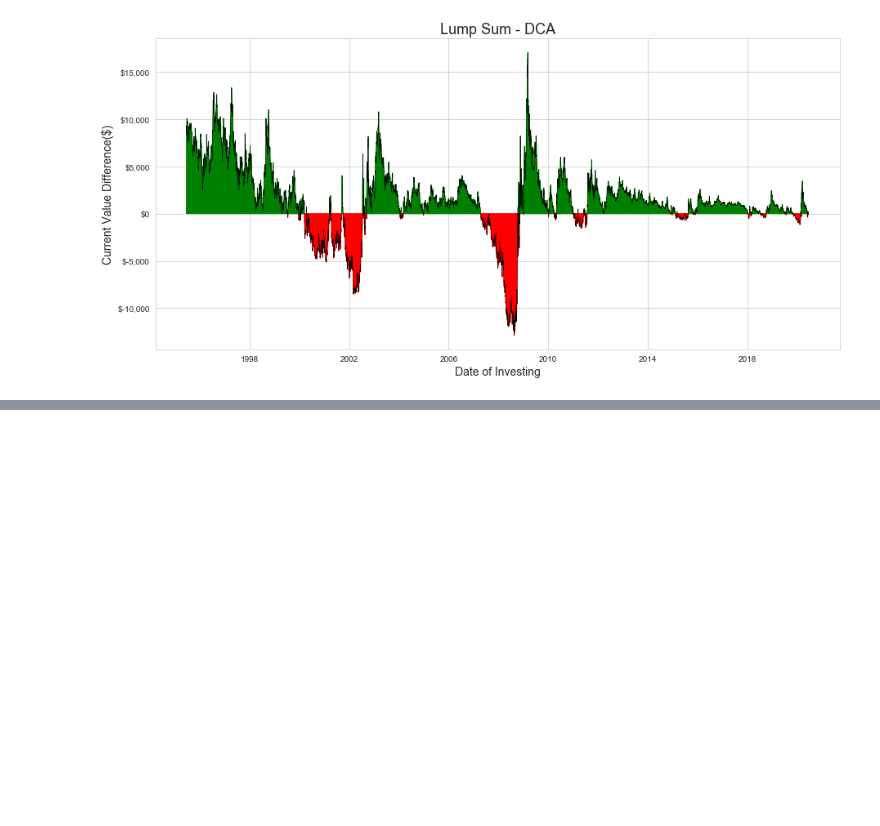
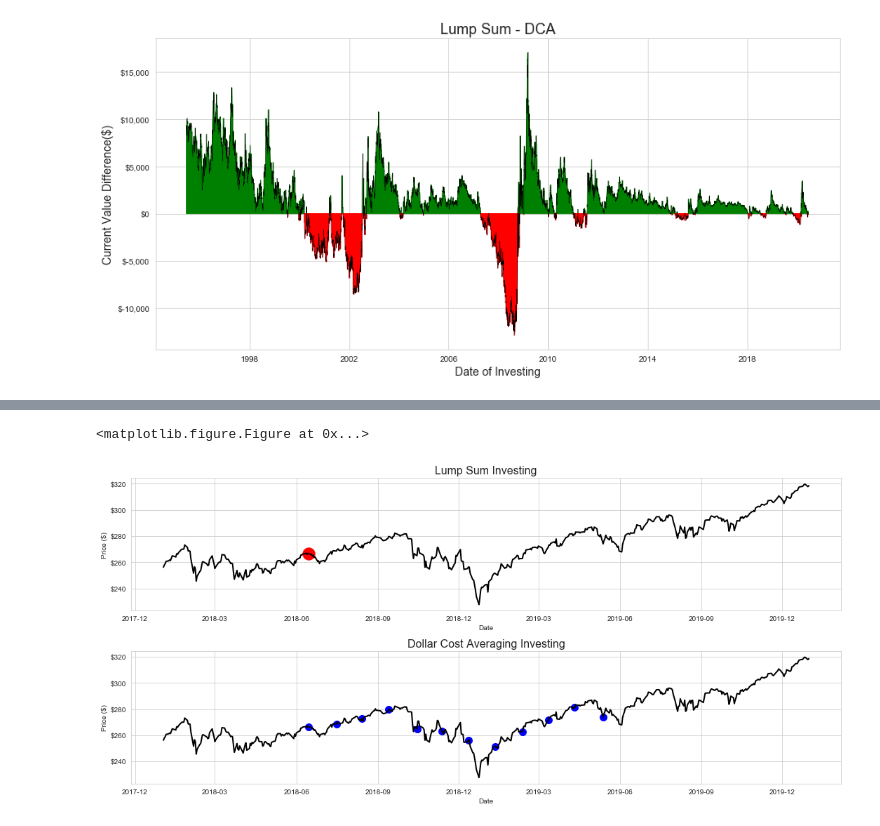
Before and after one commit to eonofrey/DollarCostAverage_vs._LumpSum, a Jupyter notebook: ls_dca_analysis.ipynb, the cells around one changed output, grey strips where cells are left out. Cells and saved outputs as stored; diff of their text form; code cells hidden in the pictures; blank space fills up the shorter version.

```diff
--- a/ls_dca_analysis.ipynb
+++ b/ls_dca_analysis.ipynb
@@ -218,0 +289,54 @@ plt.show()
+# %%
+# Subset Data
+spy_price_18 = spy_data['Adj Close'][np.logical_and(spy_data.index >= '1/1/2018',spy_data.index <= '12/31/2019')]
+
+sns.set_style("whitegrid")
+plt.figure(figsize=(15, 6))
+
+fig, (ax1, ax2) = plt.subplots(2)
+
+# Style and size
+sns.set_style("whitegrid")
+fig.set_size_inches(15, 7)
+
+# Plot Series
+ax1.plot(spy_price_18.index, spy_price_18, color='black', linewidth=2)
+
+
+# Plot 1 point
+ax1.scatter('6/15/2018', spy_price_18[spy_price_18.index == '6/15/2018'], color='red', s=300)
+
+# Set Y axis format
+tick = ticker.StrMethodFormatter('${x:,.0f}')
+ax1.yaxis.set_major_formatter(tick)
+ax1.set_title('Lump Sum Investing', size=16)
+ax1.set_ylabel('Price ($)')
+ax1.set_xlabel('Date')
+
+
+# Plot Series
+ax2.plot(spy_price_18.index, spy_price_18, color='black', linewidth=2)
+
+
+# Plot Points
+dates = pd.date_range('6/15/2018', periods=12, freq='30D')
+for date in dates:
+        # Get an actual trading day
+        trading_date = spy_data.index[spy_data.index.searchsorted(date)]
+        ax2.scatter(trading_date, spy_price_18[spy_price_18.index == trading_date], color='blue', s=100)
+
+# Set Y axis format
+tick = ticker.StrMethodFormatter('${x:,.0f}')
+ax2.yaxis.set_major_formatter(tick)
+ax2.set_title('Dollar Cost Averaging Investing', size=16)
+ax2.set_ylabel('Price ($)')
+ax2.set_xlabel('Date')
+
+
+fig.tight_layout()
+
+plt.savefig('ls_dca_example_dots.png')
+plt.show()
+# %% [output]
+<matplotlib.figure.Figure at 0x...>
+[figure, added]
```
Also changed, not shown: parts of 3 cells of this notebook.
